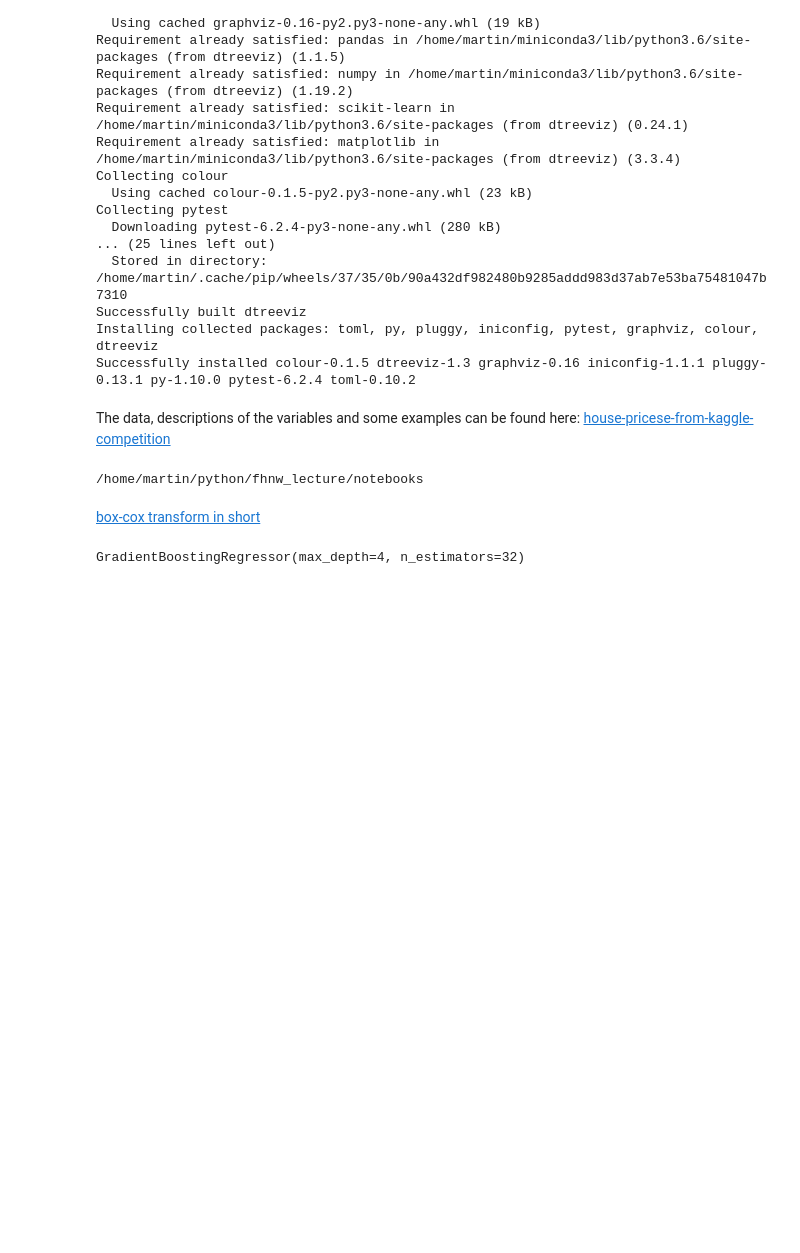
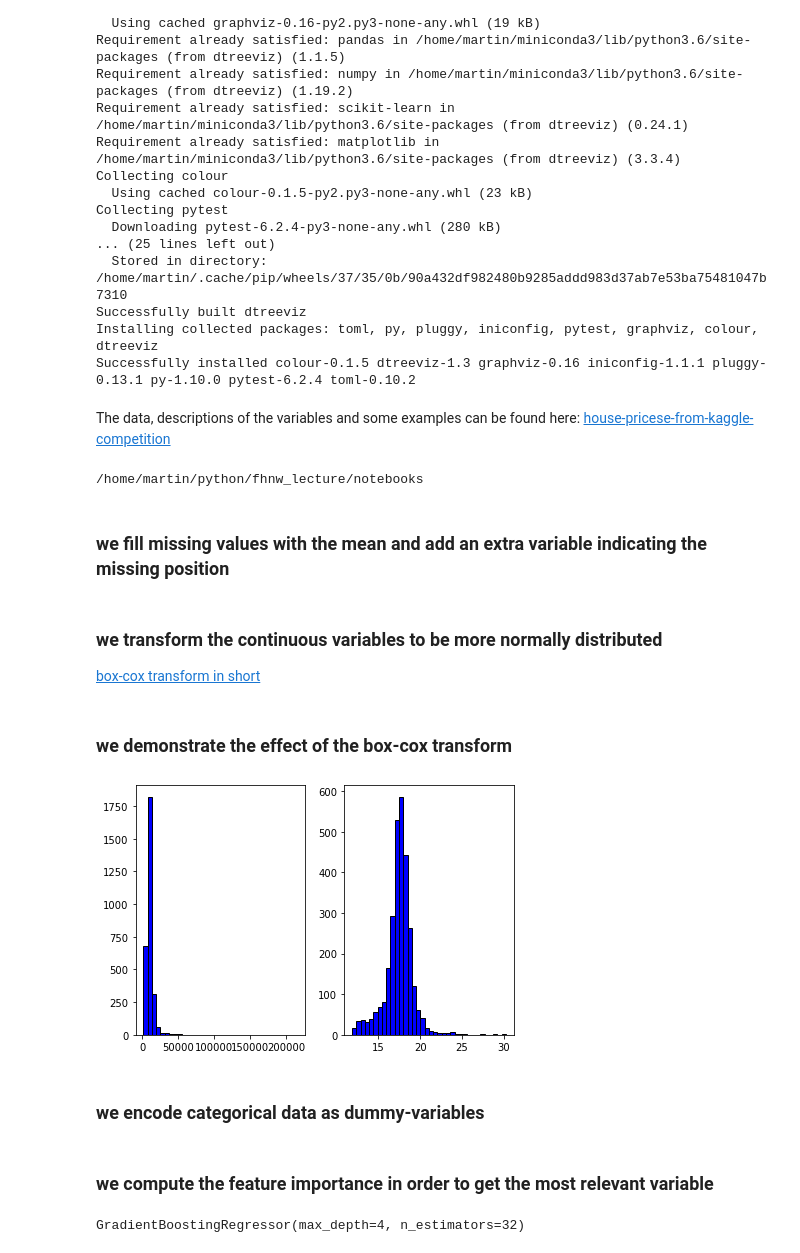
Before and after one commit to nitram-bot/fhnw_lecture, a Jupyter notebook: notebooks/house prices.ipynb, the cells around one changed output. Saved outputs shown, nothing was run; the diff lists cells and outputs as text; code cells hidden in the pictures; blank space fills up the shorter version.

```diff
--- a/notebooks/house prices.ipynb
+++ b/notebooks/house prices.ipynb
@@ -53,6 +53,8 @@ data.reset_index(drop = True, inplace = True)
 
 categorical = [var for var in train.columns if train[var].dtype=='O']
 numerical = [var for var in train.columns if train[var].dtype!='O']
+# %% [markdown]
+### we fill missing values with the mean and add an extra variable indicating the missing position
 # %%
 data[categorical] = data[categorical].fillna('None')
 
@@ -66,6 +68,7 @@ for val in numerical:
     variables_na.append(val + '_na')
     data[val].fillna(data[val].mean(), inplace = True)
 # %% [markdown]
+### we transform the continuous variables to be more normally distributed
 [box-cox transform in short](https://www.statisticshowto.com/box-cox-transformation/#:~:text=A%20Box%20Cox%20transformation%20is,a%20broader%20number%20of%20tests.)
 # %%
 ## box-cox transform is variance stabilizing. It is meant to make
@@ -76,6 +79,27 @@ for val in numerical:
     if np.abs(lamb) < 8:
         data[val + '_box_cox'] = new_vals
         box_cox.append(val)
+# %% [markdown]
+### we demonstrate the effect of the box-cox transform
+# %%
+from matplotlib import pyplot as plt
+var = 'LotArea'
+# 2 fitures
+ax = plt.subplot(1, 2, 1)
+# non-transformed variable
+ax.hist(data[var], bins = int(180/5),
+         color = 'blue', edgecolor = 'black')
+
+ax = plt.subplot(1, 2, 2)
+# transformed_variable
+ax.hist(data[var + '_box_cox'], bins = int(180/5),
+         color = 'blue', edgecolor = 'black')
+plt.tight_layout()
+plt.show()
+# %% [output]
+[figure, added]
+# %% [markdown]
+### we encode categorical data as dummy-variables
 # %%
 # as already announced, categorical data is one-hot encoded (dummy-coded)
 
@@ -88,6 +112,8 @@ data_na = data_na.astype(np.float32)
 data_numerical = data[numerical]
 
 data = pd.concat([data_base, data_na], axis = 1)
+# %% [markdown]
+### we compute the feature importance in order to get the most relevant variable
 # %%
 # the number of variables is quiet high. We want to add interaction terms for the most important
 # variables. Therefore, we want to compute some variable-importance measure. This is
```
Also changed, not shown: parts of 23 cells of this notebook, 1 other file.
